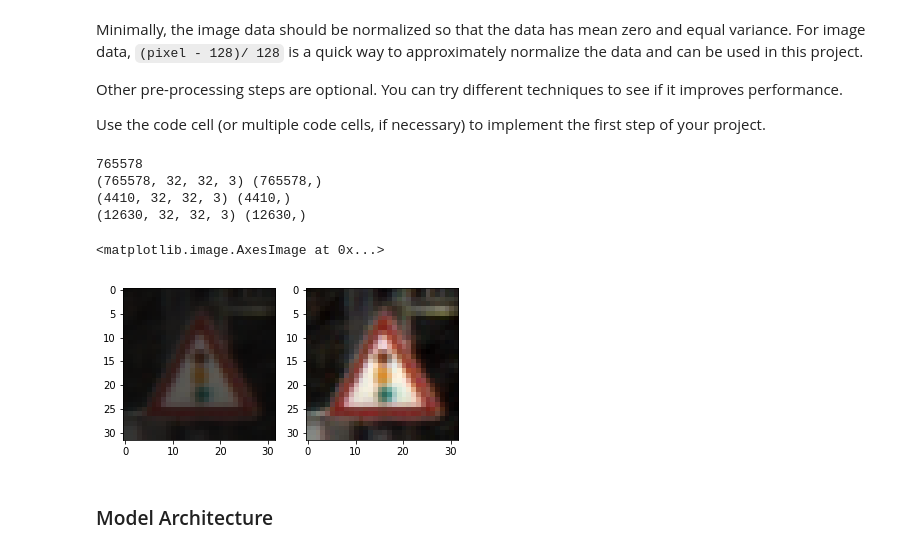
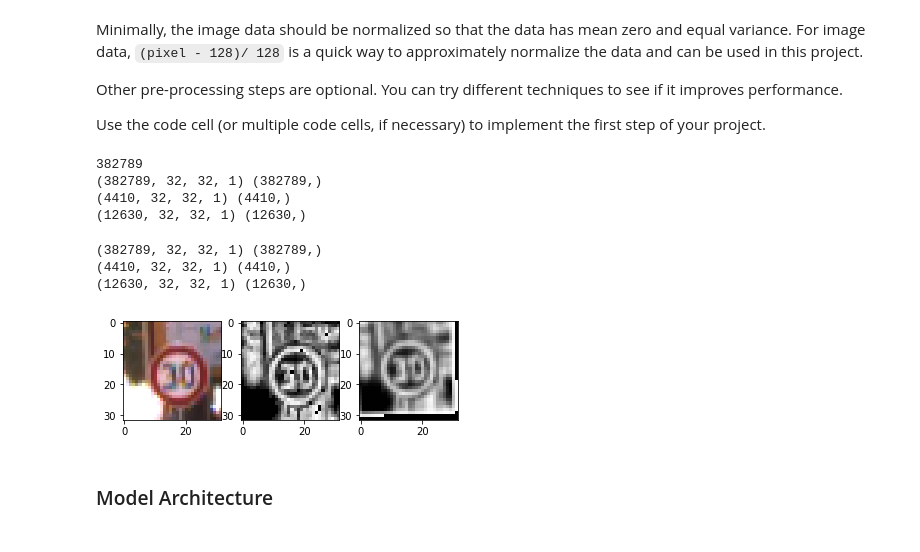
Before and after one commit to fmz/CarND-Traffic-Sign-Classifier-Project, a Jupyter notebook: Traffic_Sign_Classifier.ipynb, the cells around one changed output. Drawn from its saved outputs; the diff is of its cells as text; code cells hidden in the pictures.

```diff
--- a/Traffic_Sign_Classifier.ipynb
+++ b/Traffic_Sign_Classifier.ipynb
@@ -170,14 +170,24 @@ Use the code cell (or multiple code cells, if necessary) to implement the first
 ### Feel free to use as many code cells as needed.
 
 from sklearn.utils import shuffle
+from skimage import exposure
 import numpy as np
 import cv2, random
 
 def normalize_data(list):
-    for img in list:
-        img = cv2.normalize(img, img, 0, 255, cv2.NORM_MINMAX)
-        #img = (img - 128.0) / 128.0
-        # Normalize the input:
+    out = []
+    for i in range(len(list)):
+        img = list[i]
+        y, _, _ = cv2.split(cv2.cvtColor(img, cv2.COLOR_RGB2YCrCb))
+        y = (y/ 255.0).astype(np.float32)
+        y = exposure.equalize_adapthist(y)
+        y = (y * 255).astype(np.uint8)
+
+        out.append(y)
+
+    ret = np.array(out)
+    ret = ret.reshape((ret.shape[0], ret.shape[1], ret.shape[2], 1))
+    return ret
 
 def aug_rotate_data(input, labels):
     ret = np.zeros_like(input)
@@ -185,14 +195,6 @@ def aug_rotate_data(input, labels):
         img = input[i]
         rot = cv2.getRotationMatrix2D((16, 16), random.randrange(-20, 20), 1)
         ret[i] = cv2.warpAffine(img, rot, (input.shape[1], input.shape[2]))
-    return [np.append(input, ret, axis=0), np.append(labels, labels, axis=0)]
-
-def aug_normalize_data(input, labels):
-    ret = np.zeros_like(input)
-    # Normalize intensities.
-    for i in range(len(input)):
-        img = input[i]
-        ret[i] = cv2.normalize(img, ret[i], 0, 255, cv2.NORM_MINMAX)
     return [np.append(input, ret, axis=0), np.append(labels, labels, axis=0)]
 
 def augment_brightness_camera_images(image):
@@ -248,6 +250,7 @@ def transform_image(img,ang_range,shear_range,trans_range,brightness=0):
     if brightness == 1:
         img = augment_brightness_camera_images(img)
 
+    img = img.reshape((img.shape[0], img.shape[1], 1))
     return img
 
 def aug_test(input, labels):
@@ -258,22 +261,24 @@ def aug_test(input, labels):
         # Normalize intensities.
         for i in range(len(input)):
             img = input[i]
-            ret[i] = cv2.normalize(img, ret[i], 0, 255, cv2.NORM_MINMAX)
-            ret[i] = transform_image(img,15,7,5,brightness=1)
+            #ret[i] = cv2.normalize(img, ret[i], 0, 255, cv2.NORM_MINMAX)
+            ret[i] = transform_image(img,15,7,5,brightness=0)
         [aug, albl] = [np.append(aug, ret, axis=0), np.append(albl, labels, axis=0)]
     return [aug, albl]
 
 
 #X_train, y_train = shuffle(X_train, y_train)
-[X_aug, y_aug] = aug_normalize_data(X_train, y_train)
+#[X_aug, y_aug] = aug_normalize_data(X_train, y_train)
+#X_train = X_train[0:100]
+#y_train = y_train[0:100]
+
+X_aug = normalize_data(X_train)
+y_aug = y_train
 [X_aug, y_aug]  = aug_test(X_aug, y_aug)
 
 Xt = X_aug
-normalize_data(X_valid)
-normalize_data(X_test)
-
-Xv = X_valid
-Xs = X_test
+Xv = normalize_data(X_valid)
+Xs = normalize_data(X_test)
 
 yt = y_aug
 yv = y_valid
@@ -286,17 +291,29 @@ print(Xt.shape, yt.shape)
 print(Xv.shape, yv.shape)
 print(Xs.shape, ys.shape)
 # %% [output]
-765578
-(765578, 32, 32, 3) (765578,)
-(4410, 32, 32, 3) (4410,)
-(12630, 32, 32, 3) (12630,)
+382789
+(382789, 32, 32, 1) (382789,)
+(4410, 32, 32, 1) (4410,)
+(12630, 32, 32, 1) (12630,)
-# %%
-f, axarr = plt.subplots(1, 2)
-axarr[0].imshow(Xt[1340])
-axarr[1].imshow(Xt[1340 + 34799])
-# %% [output]
-<matplotlib.image.AxesImage at 0x...>
-[figure, removed]
+# %%
+print(Xt.shape, yt.shape)
+print(Xv.shape, yv.shape)
+print(Xs.shape, ys.shape)
+
+f, axarr = plt.subplots(1, 3)
+axarr[0].imshow((X_train[3214,:,:,:]))
+axarr[1].imshow((Xt[3214,:,:,0] * 255).astype(np.uint8), cmap='gray')
+axarr[2].imshow((Xt[3214 + 34799,:,:,0] * 255).astype(np.uint8), cmap='gray')
+
+# an extra bit of normalization
+Xt = (Xt / 255.0).astype(np.float32)
+Xv = (Xv / 255.0).astype(np.float32)
+Xs = (Xs / 255.0).astype(np.float32)
+# %% [output]
+(382789, 32, 32, 1) (382789,)
+(4410, 32, 32, 1) (4410,)
+(12630, 32, 32, 1) (12630,)
+[figure, added]
 # %% [markdown]
 ### Model Architecture
 # %%
```
Also changed, not shown: parts of 8 cells of this notebook, 3 other files.
